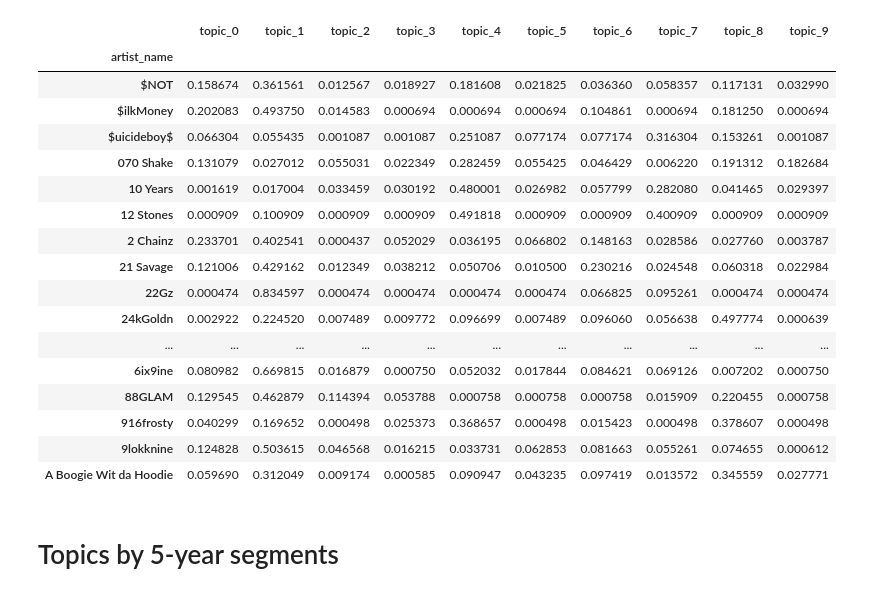
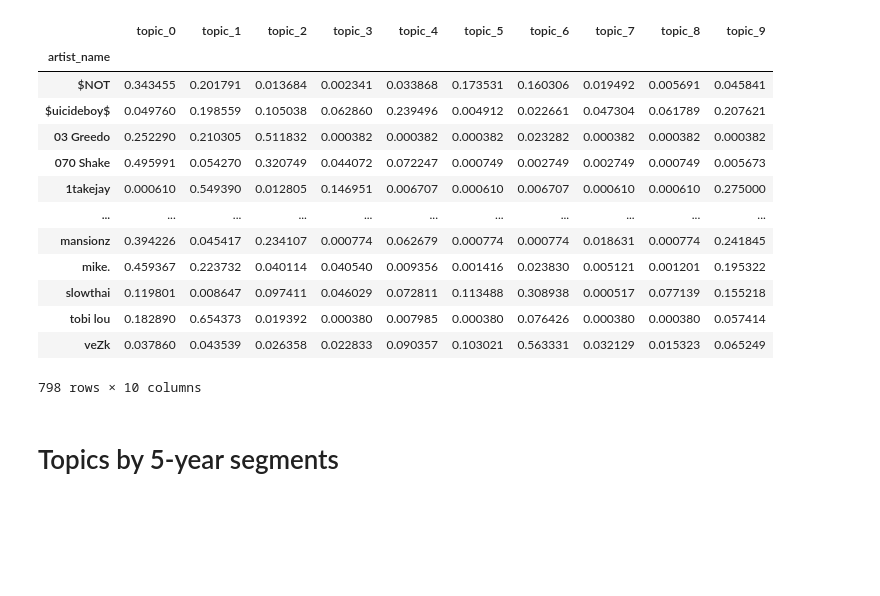
Before and after one commit to zack-tan/music-lyrics-analysis, a Jupyter notebook: Feature2Louis.ipynb, the cells around one changed output. Cells and saved outputs as stored; diff of their text form; code cells hidden in the pictures; blank space fills up the shorter version.

```diff
--- a/Feature2Louis.ipynb
+++ b/Feature2Louis.ipynb
@@ -34,6 +29,6 @@ Note: you may need to restart the kernel to use updated packages.
 # %%
 #Import soptify + genius dataset with song lyrics
-df_lyrics = pd.read_pickle("df_rap_provisional.pickle")
+df_lyrics = pd.read_pickle("df_rap_3k.pickle")
 # %%
 df_lyrics.head()
 # %% [output]
@@ -47,5 +42,8 @@ df_lyrics.head()
 # %%
 #Create lemmatier, stemmer and define stopwords
+
+word_tokenizer=RegexpTokenizer(r'\w+')
+
 wordnet_lemmatizer = WordNetLemmatizer()
 
 stemmer = PorterStemmer()
@@ -118,6 +116,7 @@ print(words_all_songs.shape)
 #Returns all topic scores and topic scores for artists
 
 def get_topics(df, lyrics, ntopics, vectorizer):
+
     model = lda.LDA(n_topics=int(ntopics), n_iter=500, random_state=1)
     model.fit(lyrics)
 
@@ -137,7 +136,7 @@ def get_topics(df, lyrics, ntopics, vectorizer):
     #Group topics by artist - aggregate using mean
     for i in range(int(ntopics)):
         topic="topic_"+str(i)
-        artists[topic]=df_lyrics_copy.groupby(["artist_name"])[i].mean()
+        artists[topic] = df.groupby(["artist_name"])[i].mean()
 
     # Word-Topic dataframe
     topics = pd.DataFrame(topic_word)
@@ -191,25 +190,21 @@ topics_sorted_all_songs[1].head(40).plot.bar()
 #topics_transpose.to_excel("topic_word_dist.xlsx")
 #atists.to_excel("artists_topic_dist.xlsx",index=False)
 # %%
-artists_all_songs.head(20)
+artists_all_songs
 # %% [output]
 |  | topic_0 | topic_1 | topic_2 | topic_3 | topic_4 | topic_5 | topic_6 | topic_7 | topic_8 | topic_9 |
 | artist_name |  |  |  |  |  |  |  |  |  |  |
-| $NOT | 0.158674 | 0.361561 | 0.012567 | 0.018927 | 0.181608 | 0.021825 | 0.036360 | 0.058357 | 0.117131 | 0.032990 |
-| $ilkMoney | 0.202083 | 0.493750 | 0.014583 | 0.000694 | 0.000694 | 0.000694 | 0.104861 | 0.000694 | 0.181250 | 0.000694 |
-| $uicideboy$ | 0.066304 | 0.055435 | 0.001087 | 0.001087 | 0.251087 | 0.077174 | 0.077174 | 0.316304 | 0.153261 | 0.001087 |
-| 070 Shake | 0.131079 | 0.027012 | 0.055031 | 0.022349 | 0.282459 | 0.055425 | 0.046429 | 0.006220 | 0.191312 | 0.182684 |
-| 10 Years | 0.001619 | 0.017004 | 0.033459 | 0.030192 | 0.480001 | 0.026982 | 0.057799 | 0.282080 | 0.041465 | 0.029397 |
-| 12 Stones | 0.000909 | 0.100909 | 0.000909 | 0.000909 | 0.491818 | 0.000909 | 0.000909 | 0.400909 | 0.000909 | 0.000909 |
-| 2 Chainz | 0.233701 | 0.402541 | 0.000437 | 0.052029 | 0.036195 | 0.066802 | 0.148163 | 0.028586 | 0.027760 | 0.003787 |
-| 21 Savage | 0.121006 | 0.429162 | 0.012349 | 0.038212 | 0.050706 | 0.010500 | 0.230216 | 0.024548 | 0.060318 | 0.022984 |
-| 22Gz | 0.000474 | 0.834597 | 0.000474 | 0.000474 | 0.000474 | 0.000474 | 0.066825 | 0.095261 | 0.000474 | 0.000474 |
-| 24kGoldn | 0.002922 | 0.224520 | 0.007489 | 0.009772 | 0.096699 | 0.007489 | 0.096060 | 0.056638 | 0.497774 | 0.000639 |
+| $NOT | 0.343455 | 0.201791 | 0.013684 | 0.002341 | 0.033868 | 0.173531 | 0.160306 | 0.019492 | 0.005691 | 0.045841 |
+| $uicideboy$ | 0.049760 | 0.198559 | 0.105038 | 0.062860 | 0.239496 | 0.004912 | 0.022661 | 0.047304 | 0.061789 | 0.207621 |
+| 03 Greedo | 0.252290 | 0.210305 | 0.511832 | 0.000382 | 0.000382 | 0.000382 | 0.023282 | 0.000382 | 0.000382 | 0.000382 |
+| 070 Shake | 0.495991 | 0.054270 | 0.320749 | 0.044072 | 0.072247 | 0.000749 | 0.002749 | 0.002749 | 0.000749 | 0.005673 |
+| 1takejay | 0.000610 | 0.549390 | 0.012805 | 0.146951 | 0.006707 | 0.000610 | 0.006707 | 0.000610 | 0.000610 | 0.275000 |
 | ... | ... | ... | ... | ... | ... | ... | ... | ... | ... | ... |
-| 6ix9ine | 0.080982 | 0.669815 | 0.016879 | 0.000750 | 0.052032 | 0.017844 | 0.084621 | 0.069126 | 0.007202 | 0.000750 |
-| 88GLAM | 0.129545 | 0.462879 | 0.114394 | 0.053788 | 0.000758 | 0.000758 | 0.000758 | 0.015909 | 0.220455 | 0.000758 |
-| 916frosty | 0.040299 | 0.169652 | 0.000498 | 0.025373 | 0.368657 | 0.000498 | 0.015423 | 0.000498 | 0.378607 | 0.000498 |
-| 9lokknine | 0.124828 | 0.503615 | 0.046568 | 0.016215 | 0.033731 | 0.062853 | 0.081663 | 0.055261 | 0.074655 | 0.000612 |
-| A Boogie Wit da Hoodie | 0.059690 | 0.312049 | 0.009174 | 0.000585 | 0.090947 | 0.043235 | 0.097419 | 0.013572 | 0.345559 | 0.027771 |
+| mansionz | 0.394226 | 0.045417 | 0.234107 | 0.000774 | 0.062679 | 0.000774 | 0.000774 | 0.018631 | 0.000774 | 0.241845 |
+| mike. | 0.459367 | 0.223732 | 0.040114 | 0.040540 | 0.009356 | 0.001416 | 0.023830 | 0.005121 | 0.001201 | 0.195322 |
+| slowthai | 0.119801 | 0.008647 | 0.097411 | 0.046029 | 0.072811 | 0.113488 | 0.308938 | 0.000517 | 0.077139 | 0.155218 |
+| tobi lou | 0.182890 | 0.654373 | 0.019392 | 0.000380 | 0.007985 | 0.000380 | 0.076426 | 0.000380 | 0.000380 | 0.057414 |
+| veZk | 0.037860 | 0.043539 | 0.026358 | 0.022833 | 0.090357 | 0.103021 | 0.563331 | 0.032129 | 0.015323 | 0.065249 |
+798 rows × 10 columns
 # %% [markdown]
 # Topics by 5-year segments
```
Also changed, not shown: parts of 21 cells of this notebook.
